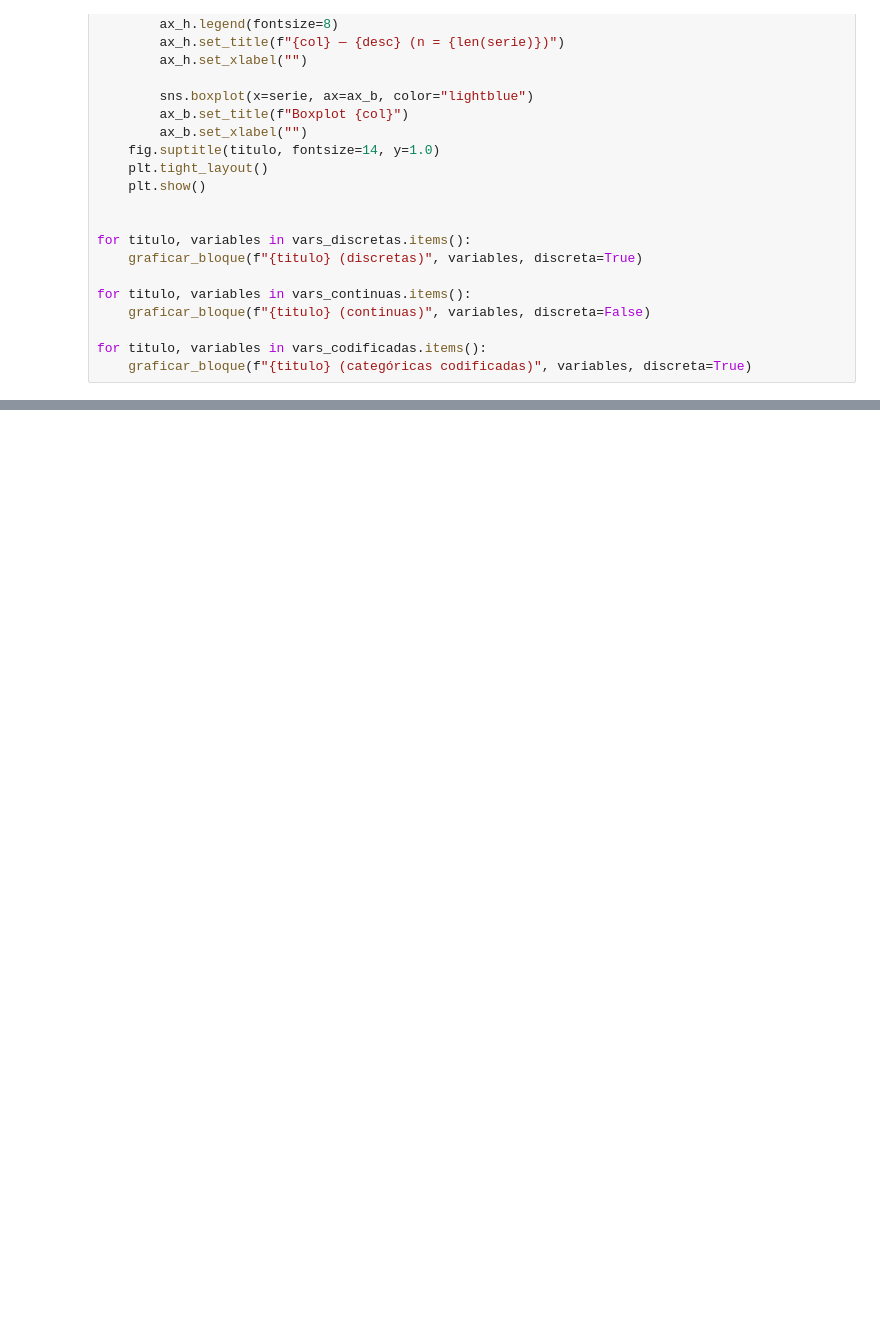
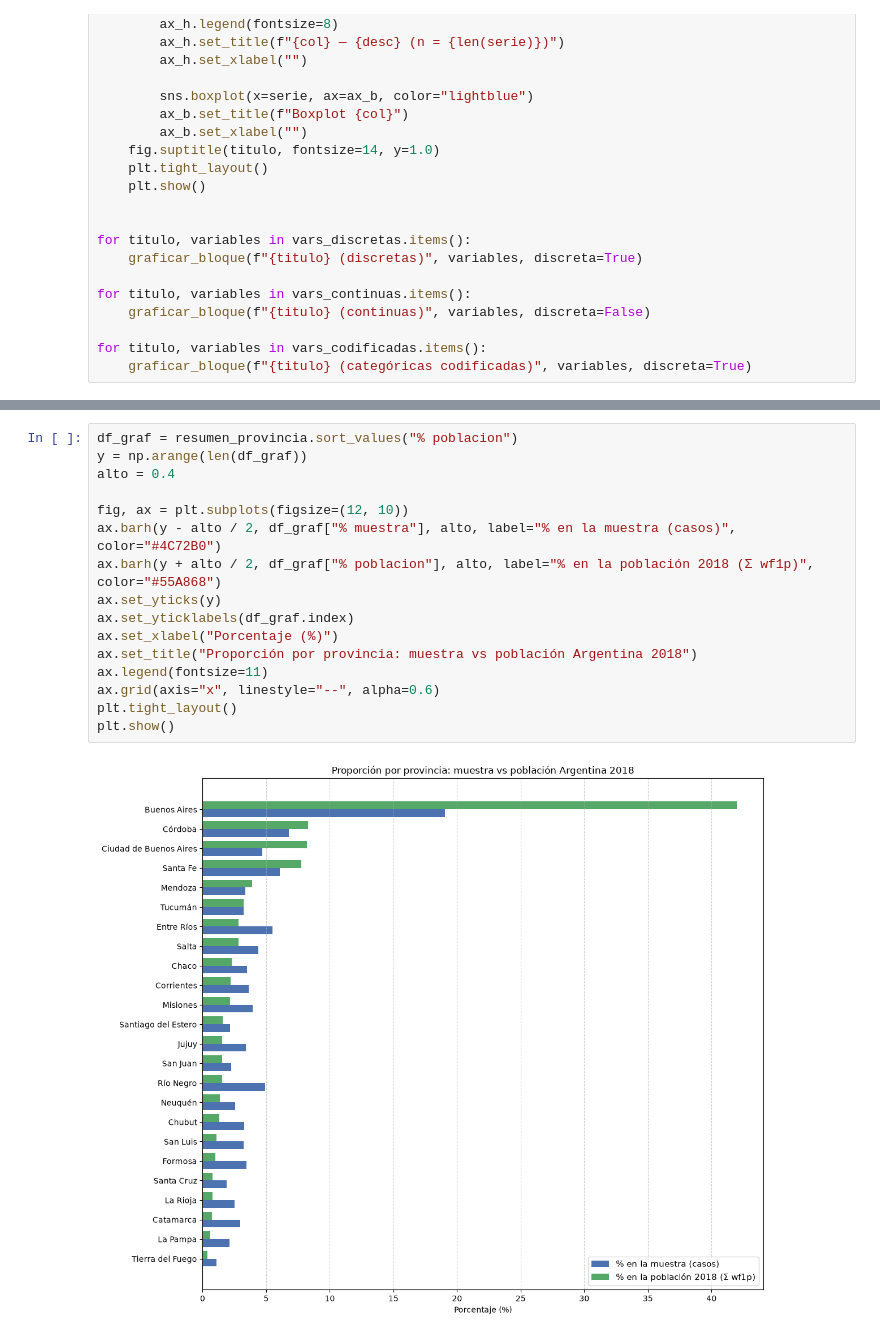
Before and after one commit to fausmurgades/Fundamentos-De-La-Ciencia-De-Datos-TP-Especial, a Jupyter notebook: entrega.ipynb, the cells around one changed output, grey strips where cells are left out. Cells and saved outputs as stored; diff of their text form; blank space fills up the shorter version.

```diff
--- a/entrega.ipynb
+++ b/entrega.ipynb
@@ -952,0 +1018,18 @@ for titulo, variables in vars_codificadas.items():
+# %%
+df_graf = resumen_provincia.sort_values("% poblacion")
+y = np.arange(len(df_graf))
+alto = 0.4
+
+fig, ax = plt.subplots(figsize=(12, 10))
+ax.barh(y - alto / 2, df_graf["% muestra"], alto, label="% en la muestra (casos)", color="#4C72B0")
+ax.barh(y + alto / 2, df_graf["% poblacion"], alto, label="% en la población 2018 (Σ wf1p)", color="#55A868")
+ax.set_yticks(y)
+ax.set_yticklabels(df_graf.index)
+ax.set_xlabel("Porcentaje (%)")
+ax.set_title("Proporción por provincia: muestra vs población Argentina 2018")
+ax.legend(fontsize=11)
+ax.grid(axis="x", linestyle="--", alpha=0.6)
+plt.tight_layout()
+plt.show()
+# %% [output]
+[figure, added]
```
Also changed, not shown: parts of 23 cells of this notebook, 2 other files.
